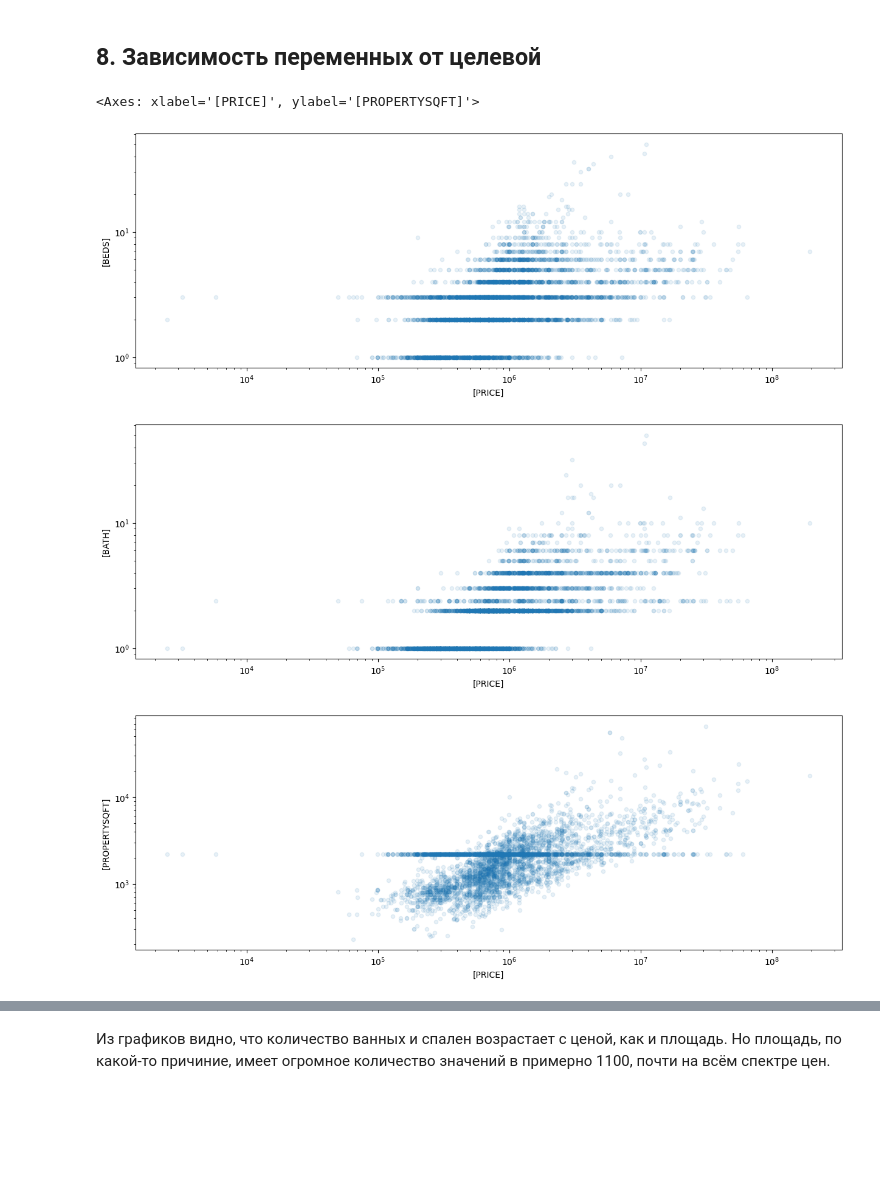
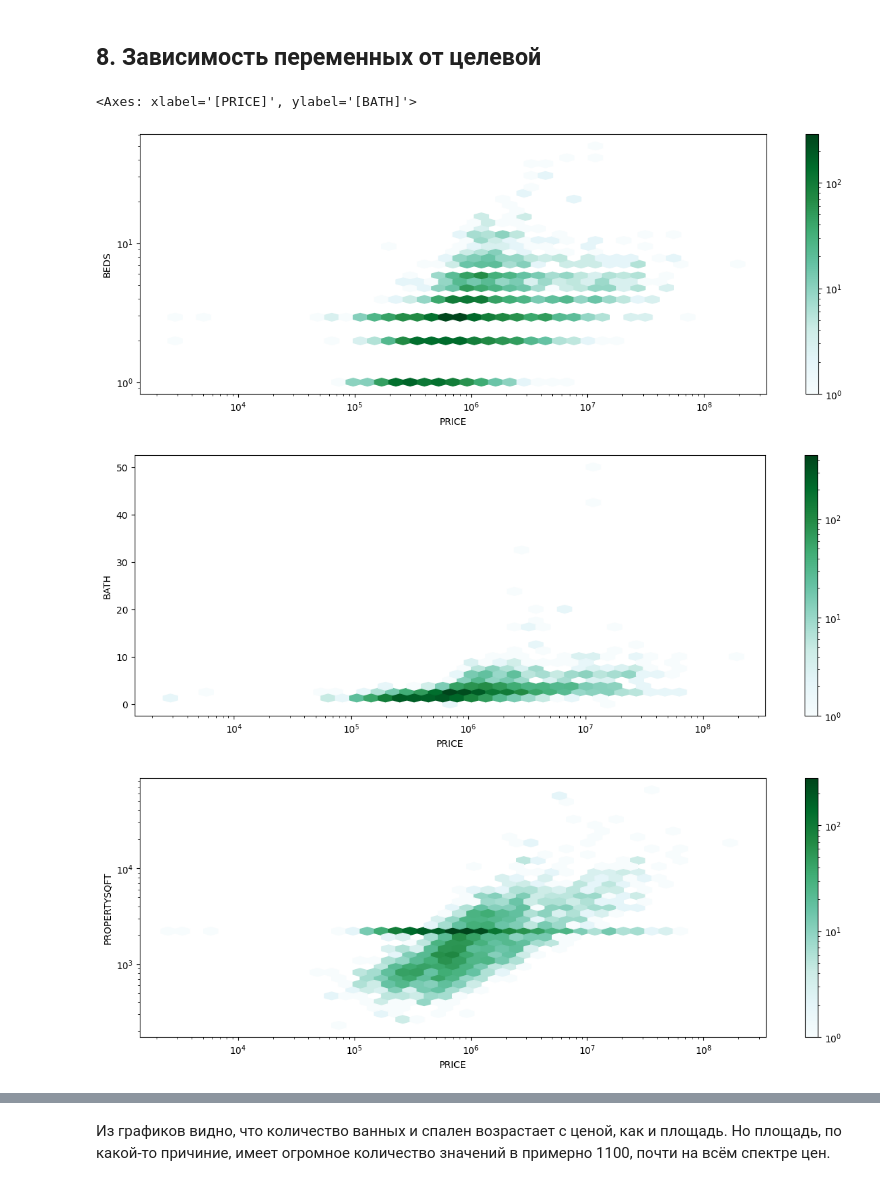
Before and after one commit to 24r3/ann2024, a Jupyter notebook: L2/lab2.ipynb, the cells around one changed output, grey strips where cells are left out. Cells and saved outputs as stored; diff of their text form; code cells hidden in the pictures; blank space fills up the shorter version.

```diff
--- a/L2/lab2.ipynb
+++ b/L2/lab2.ipynb
@@ -166,11 +166,17 @@ data["STATE"].hist(bins=308, xlabelsize=6, xrot=90, figsize=(50, 3))
 ## 8. Зависимость переменных от целевой
 # %%
 import matplotlib.pyplot as plt
-data_sorted.plot.scatter(x=["PRICE"], y=["BEDS"], logx=True, logy=True, alpha=.1, figsize=(15, 5))
+import numpy as np
+data_sorted = data.sort_values(by="PRICE")
+for i in range(len(data_sorted["BATH"])):
+    break
+    data_sorted[i] = max(data_sorted[i], 1)
+data_sorted.plot.hexbin(x="PRICE", y="BEDS", xscale='log', yscale='log', alpha=1, figsize=(15, 5), gridsize=(40, 20), bins='log')
+data_sorted.plot.hexbin(x="PRICE", y="BATH", xscale='log', yscale='symlog', alpha=1, figsize=(15, 5), gridsize=(40, 20), bins='log')
+data_sorted.plot.hexbin(x="PRICE", y="PROPERTYSQFT", xscale='log', yscale='log', alpha=1, figsize=(15, 5), gridsize=(40, 20), bins='log')
 data_sorted.plot.scatter(x=["PRICE"], y=["BATH"], logx=True, logy=True, alpha=.1, figsize=(15, 5))
-data_sorted.plot.scatter(x=["PRICE"], y=["PROPERTYSQFT"], logx=True, logy=True, alpha=.1, figsize=(15, 5))
 # %% [output]
-<Axes: xlabel='[PRICE]', ylabel='[PROPERTYSQFT]'>
+<Axes: xlabel='[PRICE]', ylabel='[BATH]'>
-[figure, old version]
+[figure, new version]
-[figure, old version]
+[figure, new version]
-[figure, old version]
+[figure, new version]
```
Also changed, not shown: parts of 2 cells of this notebook, 1 other file.
